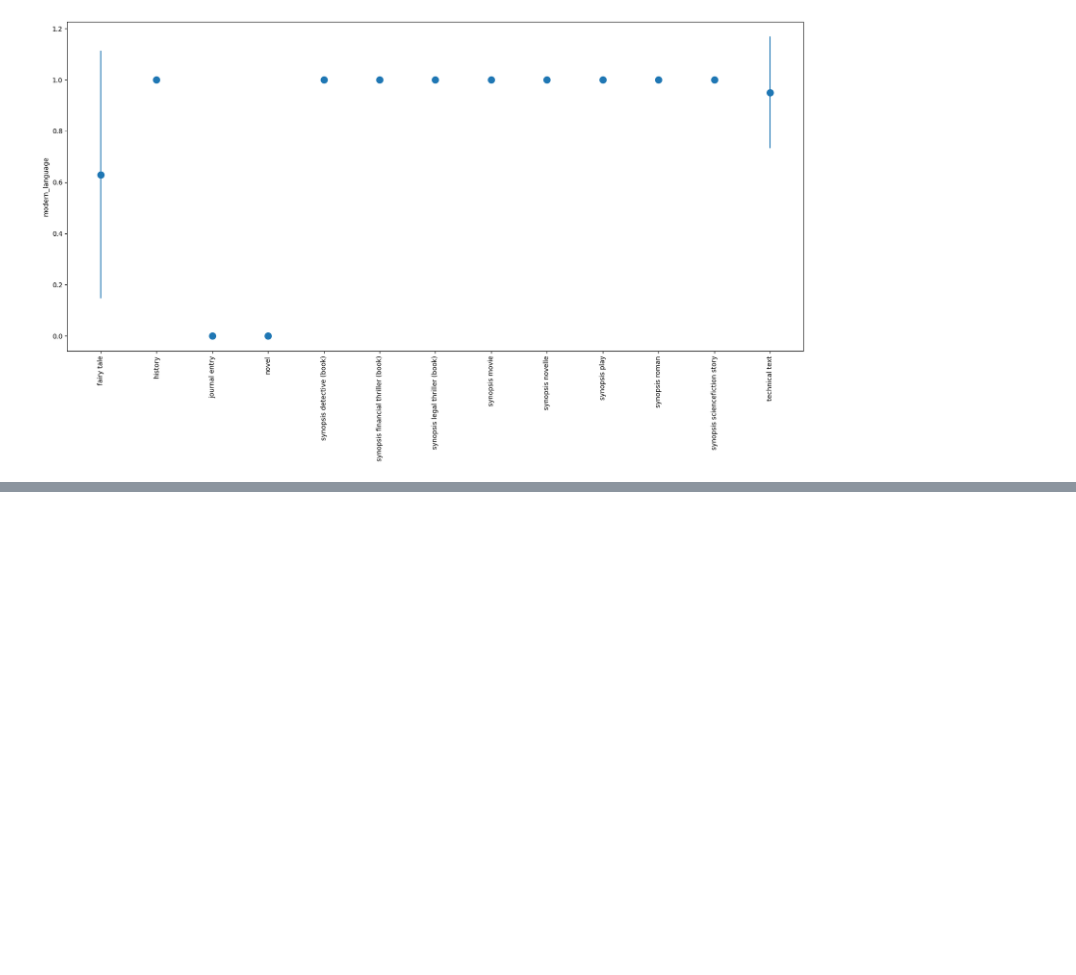
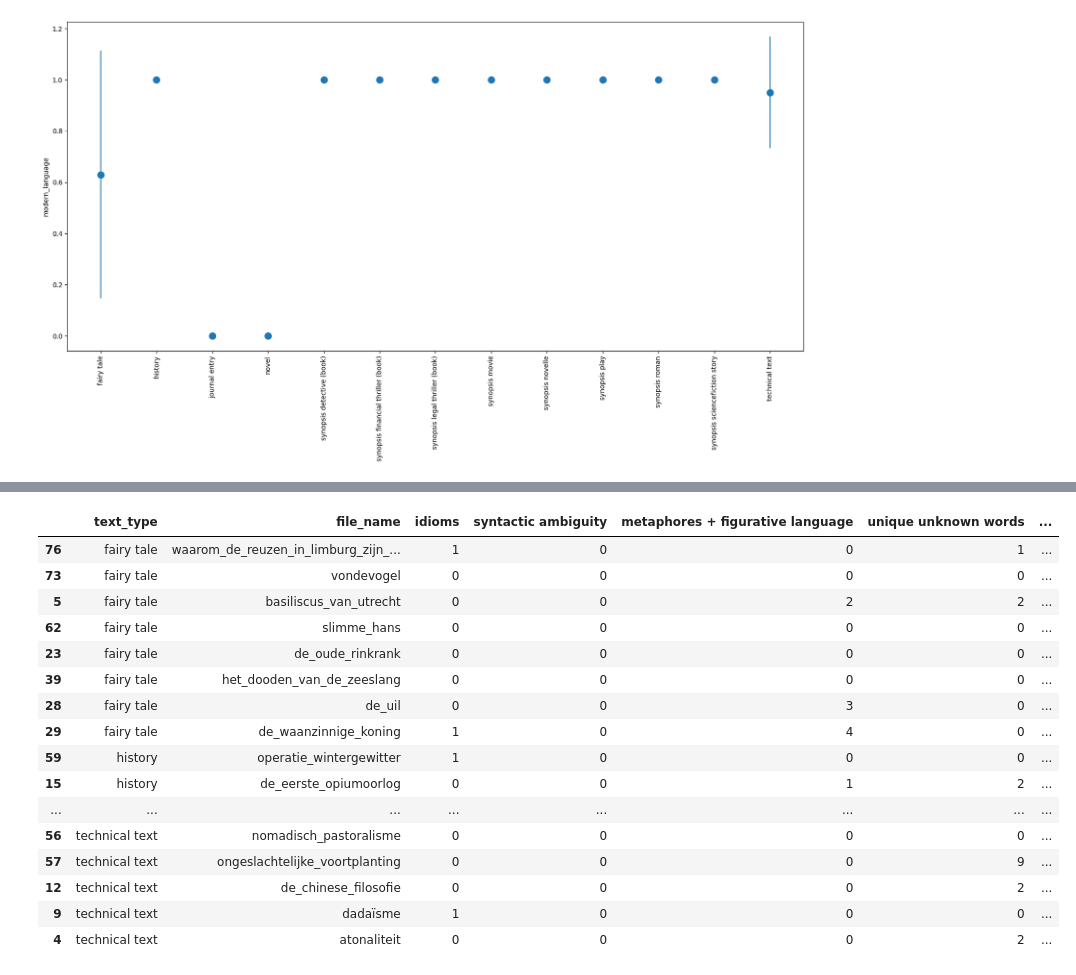
Before and after one commit to saraoe/natural-stories-dutch, a Jupyter notebook: summarize_descriptives.ipynb, the cells around one changed output, grey strips where cells are left out. Cells and saved outputs as stored; diff of their text form; code cells hidden in the pictures; blank space fills up the shorter version.

```diff
--- a/summarize_descriptives.ipynb
+++ b/summarize_descriptives.ipynb
@@ -108,0 +240,30 @@ for parameter in plot_parameters:
+# %%
+cols_to_check = [
+    "text_type",
+    "file_name",
+    "idioms",
+    "syntactic ambiguity",
+    "metaphores + figurative language",
+    "unique unknown words",
+    "type of language"
+]
+
+descriptives[descriptives["Number"].isin(chosen_texts_number)][cols_to_check].sort_values(by="text_type")
+# %% [output]
+|  | text_type | file_name | idioms | syntactic ambiguity | metaphores + figurative language | unique unknown words | ... |
+| 76 | fairy tale | waarom_de_reuzen_in_limburg_zijn_... | 1 | 0 | 0 | 1 | ... |
+| 73 | fairy tale | vondevogel | 0 | 0 | 0 | 0 | ... |
+| 5 | fairy tale | basiliscus_van_utrecht | 0 | 0 | 2 | 2 | ... |
+| 62 | fairy tale | slimme_hans | 0 | 0 | 0 | 0 | ... |
+| 23 | fairy tale | de_oude_rinkrank | 0 | 0 | 0 | 0 | ... |
+| 39 | fairy tale | het_dooden_van_de_zeeslang | 0 | 0 | 0 | 0 | ... |
+| 28 | fairy tale | de_uil | 0 | 0 | 3 | 0 | ... |
+| 29 | fairy tale | de_waanzinnige_koning | 1 | 0 | 4 | 0 | ... |
+| 59 | history | operatie_wintergewitter | 1 | 0 | 0 | 0 | ... |
+| 15 | history | de_eerste_opiumoorlog | 0 | 0 | 1 | 2 | ... |
+| ... | ... | ... | ... | ... | ... | ... | ... |
+| 56 | technical text | nomadisch_pastoralisme | 0 | 0 | 0 | 0 | ... |
+| 57 | technical text | ongeslachtelijke_voortplanting | 0 | 0 | 0 | 9 | ... |
+| 12 | technical text | de_chinese_filosofie | 0 | 0 | 0 | 2 | ... |
+| 9 | technical text | dadaïsme | 1 | 0 | 0 | 0 | ... |
+| 4 | technical text | atonaliteit | 0 | 0 | 0 | 2 | ... |
```
Also changed, not shown: parts of 11 cells of this notebook, 1 other file.
